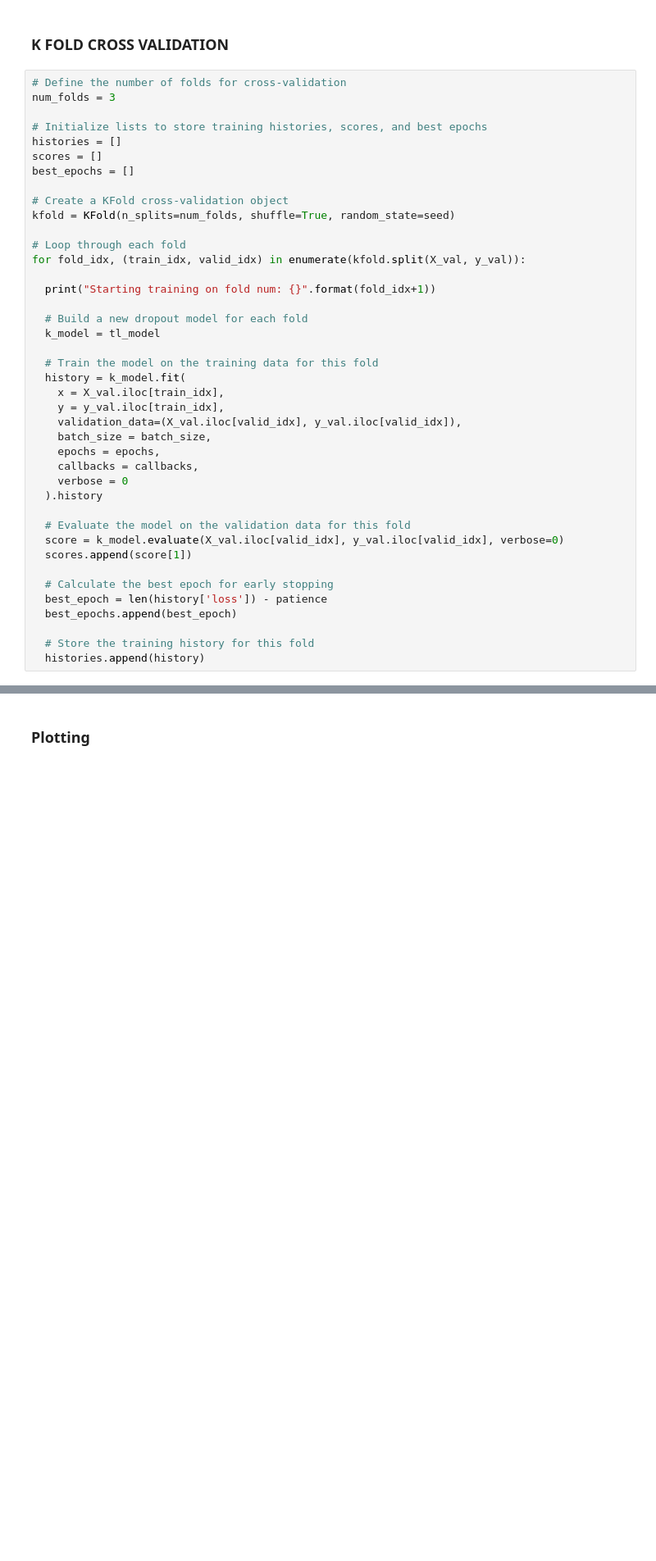
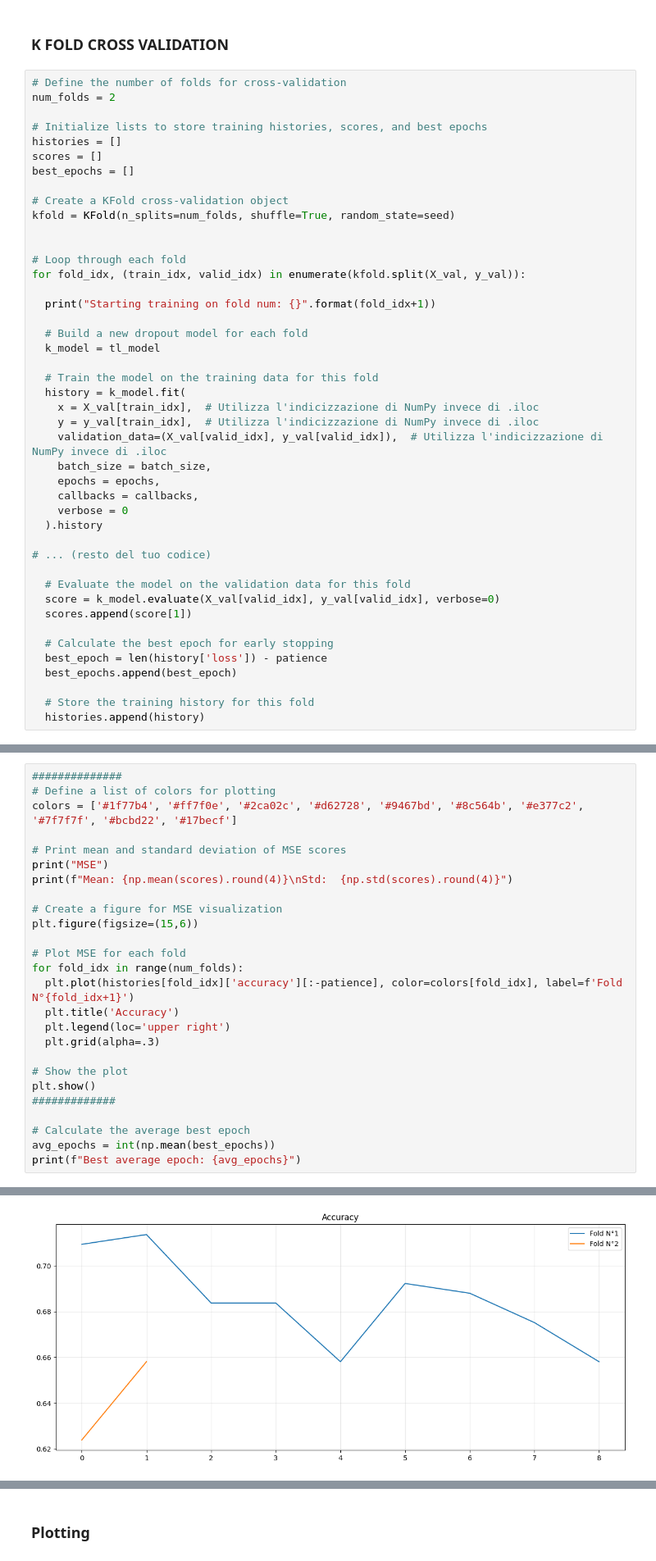
Before and after one commit to FilippoIspanico/ANNDL, a Jupyter notebook: Homework1/Homework_1_main.ipynb, the cells around one changed output, grey strips where cells are left out. Shown at 82% size. Saved outputs shown, nothing was run; the diff lists cells and outputs as text; blank space fills up the shorter version.

```diff
--- a/Homework1/Homework_1_main.ipynb
+++ b/Homework1/Homework_1_main.ipynb
@@ -174,7 +169,7 @@ Epoch 55/200
 ### K FOLD CROSS VALIDATION
 # %%
 # Define the number of folds for cross-validation
-num_folds = 3
+num_folds = 2
 
 # Initialize lists to store training histories, scores, and best epochs
 histories = []
@@ -183,6 +178,7 @@ best_epochs = []
 
 # Create a KFold cross-validation object
 kfold = KFold(n_splits=num_folds, shuffle=True, random_state=seed)
+
 
 # Loop through each fold
 for fold_idx, (train_idx, valid_idx) in enumerate(kfold.split(X_val, y_val)):
@@ -194,17 +190,19 @@ for fold_idx, (train_idx, valid_idx) in enumerate(kfold.split(X_val, y_val)):
 
   # Train the model on the training data for this fold
   history = k_model.fit(
-    x = X_val.iloc[train_idx],
-    y = y_val.iloc[train_idx],
-    validation_data=(X_val.iloc[valid_idx], y_val.iloc[valid_idx]),
+    x = X_val[train_idx],  # Utilizza l'indicizzazione di NumPy invece di .iloc
+    y = y_val[train_idx],  # Utilizza l'indicizzazione di NumPy invece di .iloc
+    validation_data=(X_val[valid_idx], y_val[valid_idx]),  # Utilizza l'indicizzazione di NumPy invece di .iloc
     batch_size = batch_size,
     epochs = epochs,
     callbacks = callbacks,
     verbose = 0
   ).history
 
+# ... (resto del tuo codice)
+
   # Evaluate the model on the validation data for this fold
-  score = k_model.evaluate(X_val.iloc[valid_idx], y_val.iloc[valid_idx], verbose=0)
+  score = k_model.evaluate(X_val[valid_idx], y_val[valid_idx], verbose=0)
   scores.append(score[1])
 
   # Calculate the best epoch for early stopping
@@ -218,0 +217,27 @@ AttributeError: ignored
+# %%
+##############
+# Define a list of colors for plotting
+colors = ['#1f77b4', '#ff7f0e', '#2ca02c', '#d62728', '#9467bd', '#8c564b', '#e377c2', '#7f7f7f', '#bcbd22', '#17becf']
+
+# Print mean and standard deviation of MSE scores
+print("MSE")
+print(f"Mean: {np.mean(scores).round(4)}\nStd:  {np.std(scores).round(4)}")
+
+# Create a figure for MSE visualization
+plt.figure(figsize=(15,6))
+
+# Plot MSE for each fold
+for fold_idx in range(num_folds):
+  plt.plot(histories[fold_idx]['accuracy'][:-patience], color=colors[fold_idx], label=f'Fold N°{fold_idx+1}')
+  plt.title('Accuracy')
+  plt.legend(loc='upper right')
+  plt.grid(alpha=.3)
+
+# Show the plot
+plt.show()
+#############
+
+# Calculate the average best epoch
+avg_epochs = int(np.mean(best_epochs))
+print(f"Best average epoch: {avg_epochs}")
+# %% [output]
@@ -218,0 +247 @@ AttributeError: ignored
+[figure, added]
```
Also changed, not shown: parts of 20 cells of this notebook, 4 other files.
